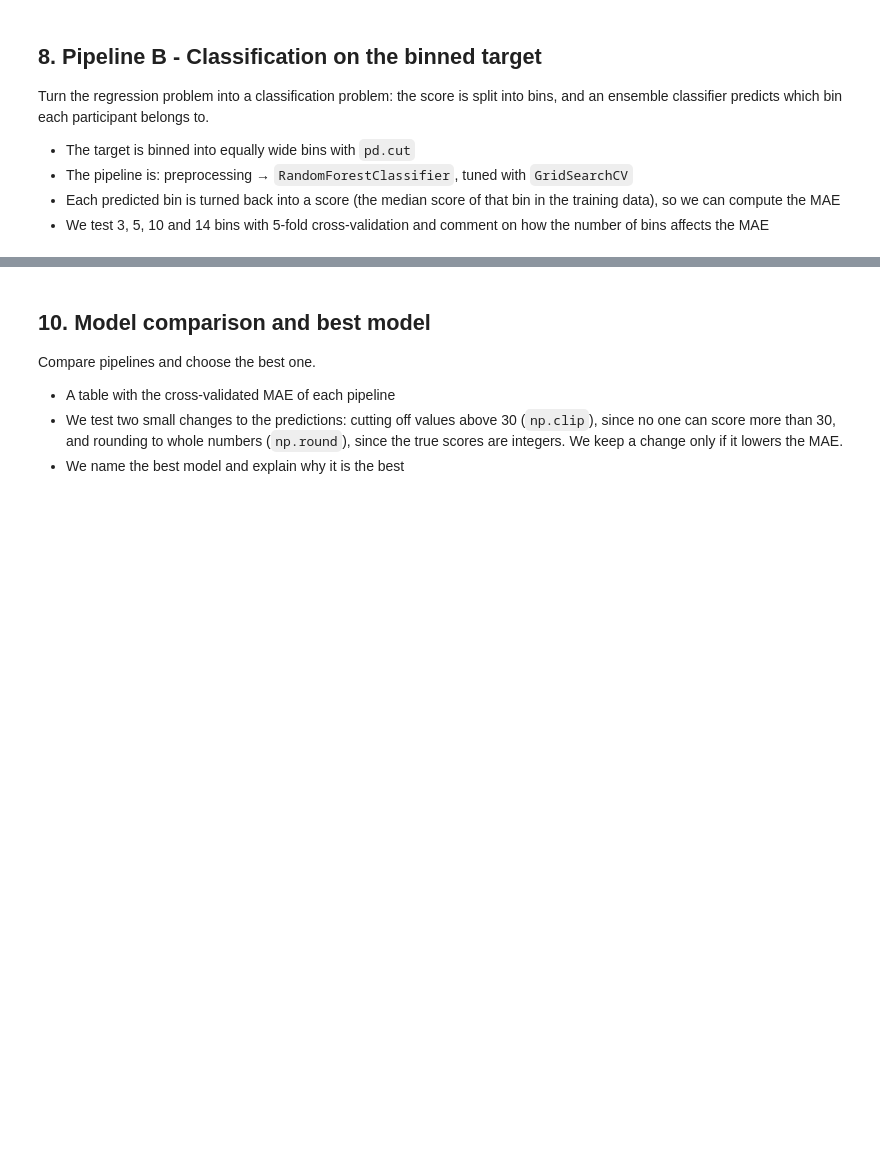
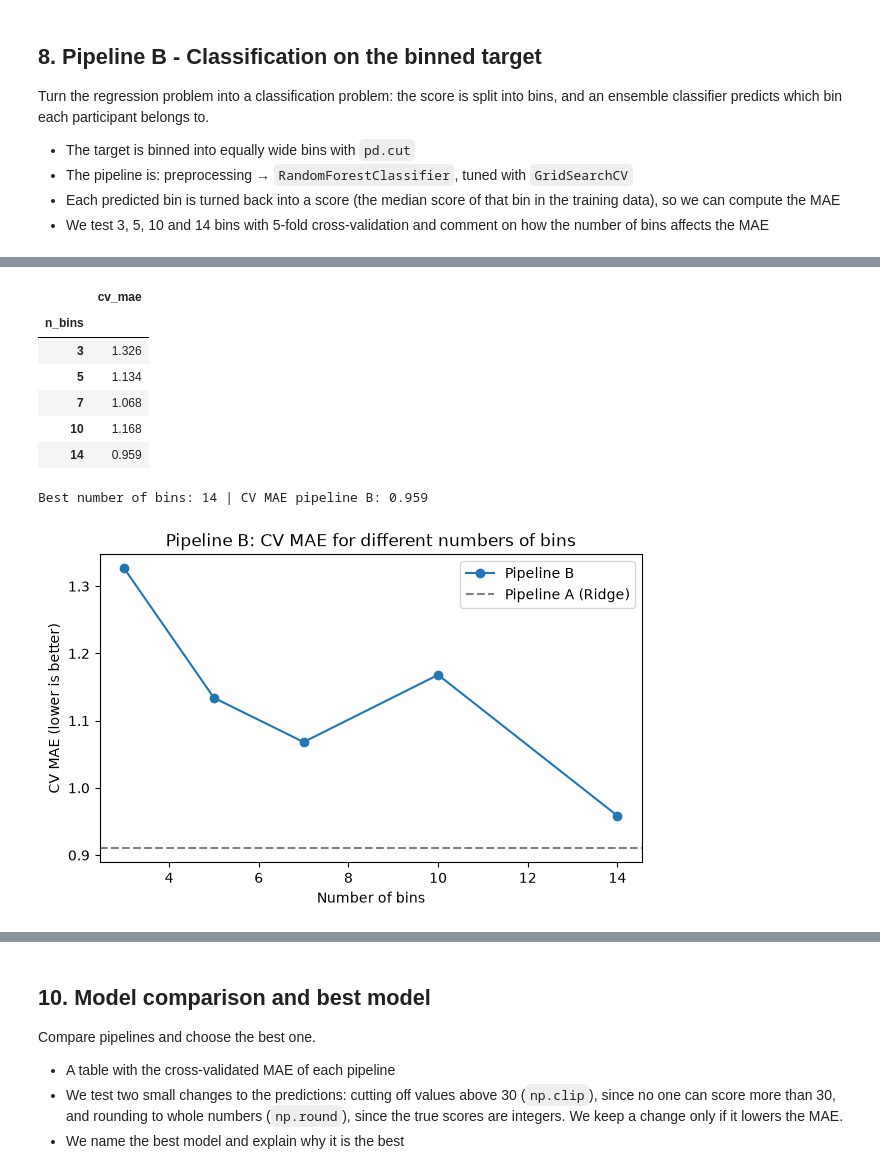
Before and after one commit to kacoew/DAT200-CAs, a Jupyter notebook: CA05_26H/CA5_Group6.ipynb, the cells around one changed output, grey strips where cells are left out. Saved outputs shown, nothing was run; the diff lists cells and outputs as text; code cells hidden in the pictures; blank space fills up the shorter version.

```diff
--- a/CA05_26H/CA5_Group6.ipynb
+++ b/CA05_26H/CA5_Group6.ipynb
@@ -448,0 +541,20 @@ Build our first model: a regression pipeline based on linear regression, which p
+# %%
+# Section 7b - Gradient boosting regression, trained directly on the absolute error (the Kaggle metric)
+pipe_gbr = Pipeline([("prep", preprocess_sel),
+                     ("model", GradientBoostingRegressor(loss="absolute_error", n_estimators=300,
+                                                         random_state=RANDOM_STATE))])
+param_grid_gbr = {"model__learning_rate": [0.05, 0.1],
+                  "model__max_depth": [3, 5]}
+gs_gbr = GridSearchCV(pipe_gbr, param_grid_gbr, cv=cv, scoring="neg_mean_absolute_error", n_jobs=-1)
+gs_gbr.fit(X_tune, y_tune)
+mae_gbr = -gs_gbr.best_score_
+print("Best hyperparameters:", gs_gbr.best_params_)
+print("CV MAE gradient boosting:", round(mae_gbr, 3), "| Ridge without noise features:", round(mae_a_sel, 3))
+
+# CV MAE for every combination: rows = learning rate, columns = tree depth
+results_gbr = pd.DataFrame(gs_gbr.cv_results_)
+display((-results_gbr.pivot(index="param_model__learning_rate", columns="param_model__max_depth",
+                            values="mean_test_score")).round(3))
+
+# Out-of-fold predictions of the best model (same 5 folds), used again in sections 9 and 10
+pred_gbr = cross_val_predict(gs_gbr.best_estimator_, X_tune, y_tune, cv=cv, n_jobs=-1)
@@ -454,3 +577,54 @@ Turn the regression problem into a classification problem: the score is split in
 - The pipeline is: preprocessing → `RandomForestClassifier`, tuned with `GridSearchCV`
 - Each predicted bin is turned back into a score (the median score of that bin in the training data), so we can compute the MAE
 - We test 3, 5, 10 and 14 bins with 5-fold cross-validation and comment on how the number of bins affects the MAE
+# %%
+# Section 8 - Pipeline B: classification on the binned target
+
+# 1) Which scores end up in the same bin? (equally wide bins with pd.cut)
+bin_list = [3, 5, 7, 10, 14]
+for n_bins in bin_list:
+    bins = pd.cut(y_tune, bins=n_bins, labels=False)
+    groups = y_tune.groupby(bins).agg(lambda s: f"{s.min()}-{s.max()}" if s.min() != s.max() else f"{s.min()}")
+    print(f"{n_bins:>2} bins:", " | ".join(groups))
+
+# 2) Tune the random forest classifier once, on 14 bins (one bin per score)
+pipe_b = Pipeline([("prep", preprocess_sel),
+                   ("model", RandomForestClassifier(n_estimators=100, n_jobs=-1, random_state=RANDOM_STATE))])
+param_grid_b = {"model__max_depth": [10, 20, None],
+                "model__min_samples_leaf": [1, 5]}
+gs_b = GridSearchCV(pipe_b, param_grid_b, cv=cv, scoring="accuracy")
+gs_b.fit(X_tune, pd.cut(y_tune, bins=14, labels=False))
+print("Best hyperparameters (14 bins):", gs_b.best_params_)
+
+# 3) For each number of bins: 5-fold CV. Each predicted bin is turned back into a score
+#    (the median score of that bin in the training folds), so we can compute the MAE
+preds_b = {}
+for n_bins in bin_list:
+    pred = pd.Series(np.nan, index=y_tune.index)
+    for train_idx, val_idx in cv.split(X_tune):
+        X_tr, X_val = X_tune.iloc[train_idx], X_tune.iloc[val_idx]
+        y_tr = y_tune.iloc[train_idx]
+
+        bins_tr = pd.cut(y_tr, bins=n_bins, labels=False)   # score -> bin number
+        bin_median = y_tr.groupby(bins_tr).median()          # bin number -> score
+        model = clone(gs_b.best_estimator_).fit(X_tr, bins_tr)
+        pred.iloc[val_idx] = bin_median.loc[model.predict(X_val)].to_numpy()
+    preds_b[n_bins] = pred
+
+results_b = pd.Series({n: mean_absolute_error(y_tune, p) for n, p in preds_b.items()}, name="cv_mae")
+results_b.index.name = "n_bins"
+display(results_b.to_frame().round(3))
+
+best_bins = results_b.idxmin()
+mae_b = results_b.min()
+pred_b = preds_b[best_bins]  # out-of-fold predictions of the best version, used again in section 10
+print("Best number of bins:", best_bins, "| CV MAE pipeline B:", round(mae_b, 3))
+
+results_b.plot(marker="o", figsize=(7, 4), label="Pipeline B")
+plt.axhline(mae_a_sel, color="grey", linestyle="--", label="Pipeline A (Ridge)")
+plt.title("Pipeline B: CV MAE for different numbers of bins")
+plt.xlabel("Number of bins")
+plt.ylabel("CV MAE (lower is better)")
+plt.legend()
+plt.show()
+# %% [output]
@@ -456,0 +637,9 @@ Turn the regression problem into a classification problem: the score is split in
+|  | cv_mae |
+| n_bins |  |
+| 3 | 1.326 |
+| 5 | 1.134 |
+| 7 | 1.068 |
+| 10 | 1.168 |
+| 14 | 0.959 |
+Best number of bins: 14 | CV MAE pipeline B: 0.959
+[figure, added]
```
Also changed, not shown: parts of 15 cells of this notebook.
